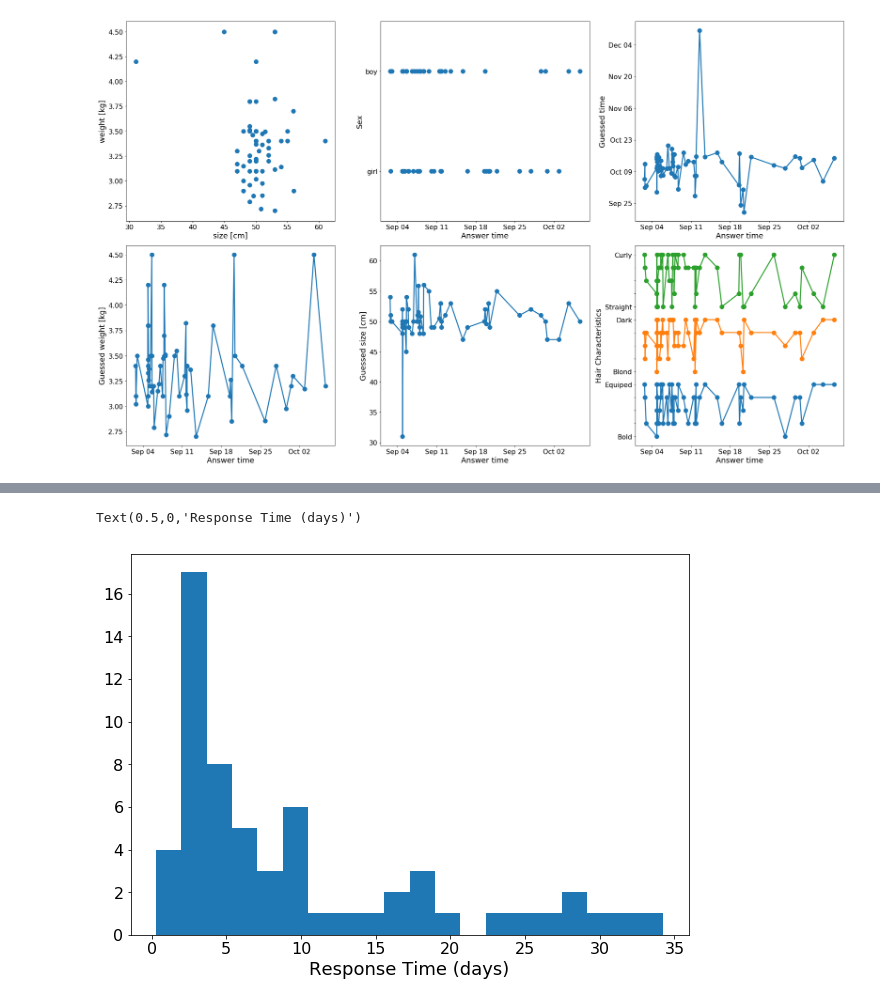
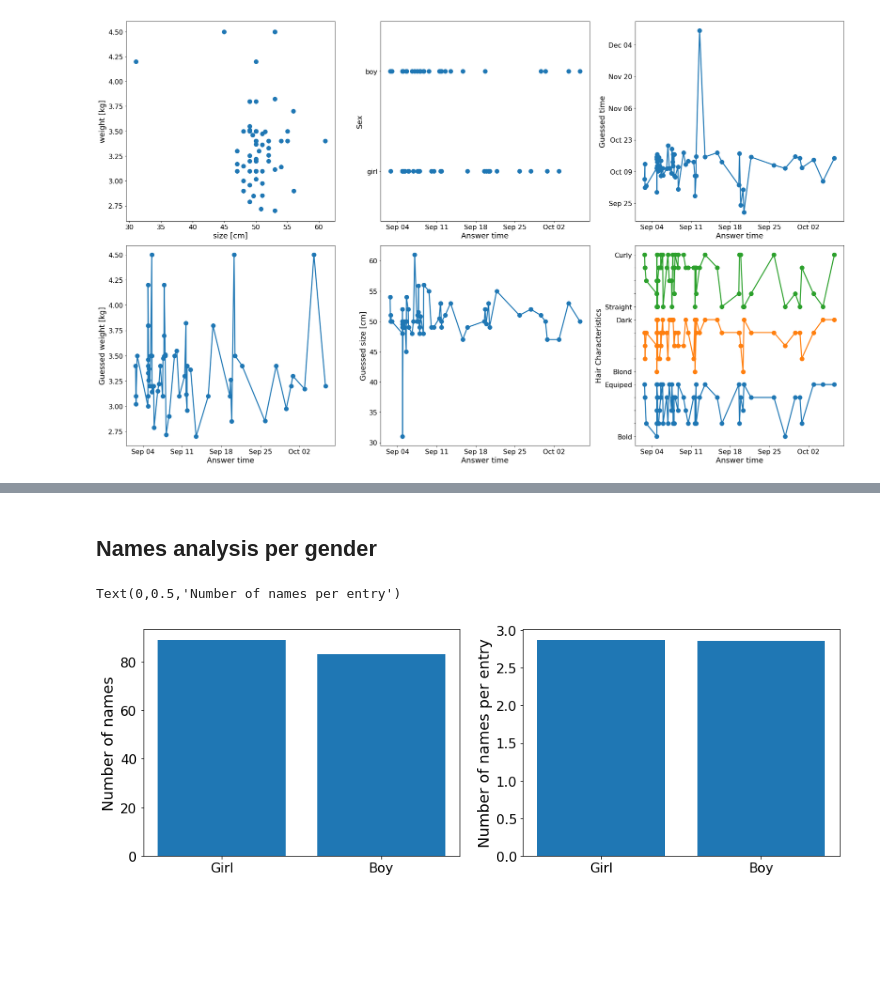
Before and after one commit to rmadar/BabyPollAnalysis, a Jupyter notebook: PollAnalysis.ipynb, the cells around one changed output, grey strips where cells are left out. Cells and saved outputs as stored; diff of their text form; code cells hidden in the pictures; blank space fills up the shorter version.

```diff
--- a/PollAnalysis.ipynb
+++ b/PollAnalysis.ipynb
@@ -174,10 +194,5 @@ Text(0,0.5,'Response Time (days)')
-# %%
-plt.figure(figsize=(10,7))
-plt.hist( mydata['dtresp'].astype('timedelta64[h]')/24., bins=20)
-plt.xlabel('Response Time (days)')
-# %% [output]
-Text(0.5,0,'Response Time (days)')
-[figure, removed]
+# %% [markdown]
+## Names analysis per gender
 # %%
 data_per_sex = mydata.groupby('sex')
 for key,data in data_per_sex:
@@ -185,6 +200,27 @@ for key,data in data_per_sex:
         dataGirl=data
     if (key==1):
         dataBoy = data
+# %%
+Ngirls = len(mydata[mydata['sex']==0])
+Nboys  = len(mydata[mydata['sex']==1])
+nameNumber = [len(namesGirl),len(namesBoy)]
+nameRatio  = [len(namesGirl)/Ngirls,len(namesBoy)/Nboys]
+sexIndex   = [0,1]
+
+plt.figure(figsize=(15,5))
+
+plt.subplot(1,2,1)
+plt.bar(sexIndex,nameNumber)
+plt.xticks(sexIndex,['Girl','Boy'])
+plt.ylabel('Number of names')
+
+plt.subplot(1,2,2)
+plt.bar(sexIndex,nameRatio)
+plt.xticks(sexIndex,['Girl','Boy'])
+plt.ylabel('Number of names per entry')
+# %% [output]
+Text(0,0.5,'Number of names per entry')
+[figure, added]
 # %%
 def getNames(data_frame):
     res=[]
```
Also changed, not shown: parts of 15 cells of this notebook.
